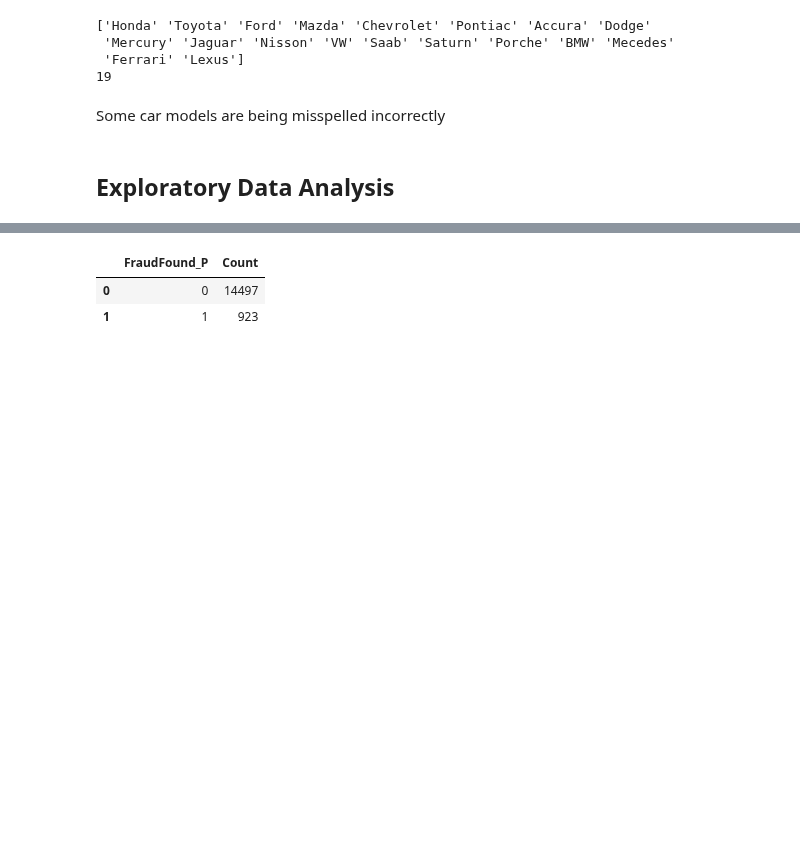
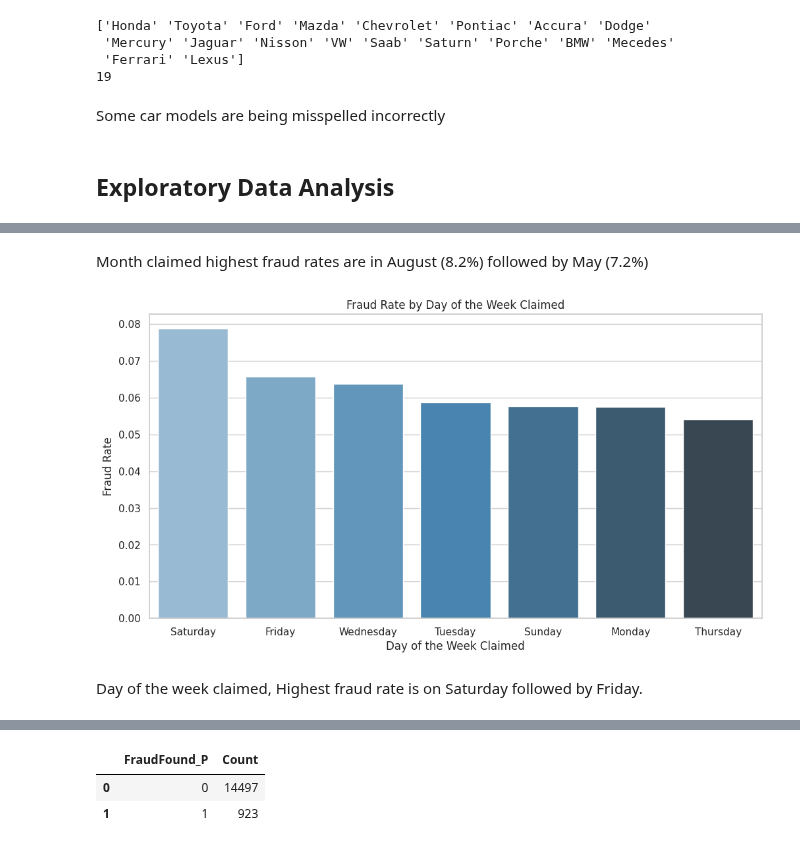
Before and after one commit to kimp10/Insurance-Fraud-Detection-Model-, a Jupyter notebook: Insurance_Fraud_detection.ipynb, the cells around one changed output, grey strips where cells are left out. Cells and saved outputs as stored; diff of their text form; code cells hidden in the pictures; blank space fills up the shorter version.

```diff
--- a/Insurance_Fraud_detection.ipynb
+++ b/Insurance_Fraud_detection.ipynb
@@ -176,3 +242,18 @@ Claim_fraud['Make'] = Claim_fraud['Make'].replace(replacements)
+# %% [markdown]
+Month claimed highest fraud rates are in August (8.2%) followed by May (7.2%)
+# %%
+# Plot Fraud Rate by Day of the Week Claimed
+plt.figure(figsize=(12, 6))
+fraud_rate_by_dayofweek_claimed = fraud_rates['DayOfWeekClaimed'].drop('0')
+sns.barplot(x=fraud_rate_by_dayofweek_claimed.index, y=fraud_rate_by_dayofweek_claimed.values, palette="Blues_d")
+plt.title('Fraud Rate by Day of the Week Claimed')
+plt.ylabel('Fraud Rate')
+plt.xlabel('Day of the Week Claimed')
+plt.show()
+# %% [output]
+[figure, added]
+# %% [markdown]
+Day of the week claimed, Highest fraud rate is on Saturday followed by Friday.
 # %%
 import plotly.graph_objects as go
 # %%
```
Also changed, not shown: parts of 7 cells of this notebook.
